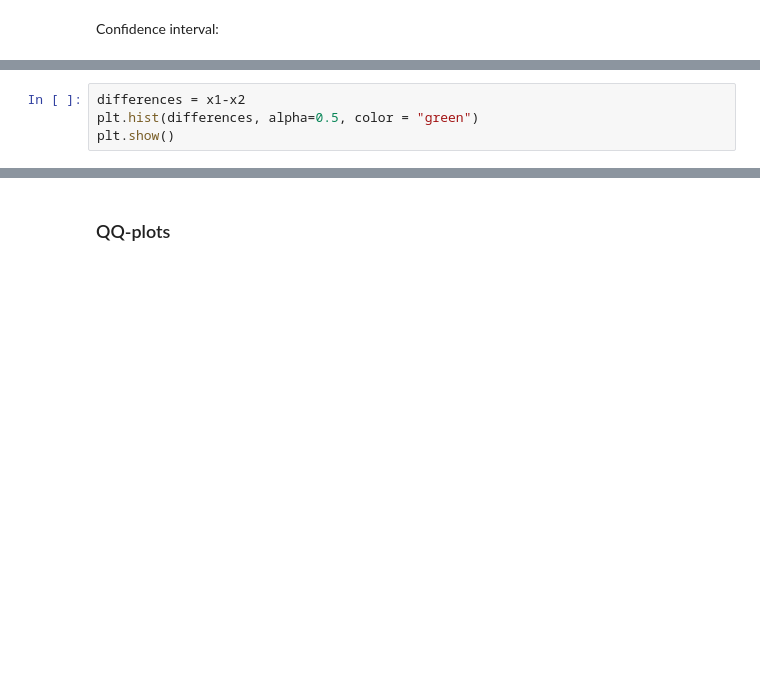
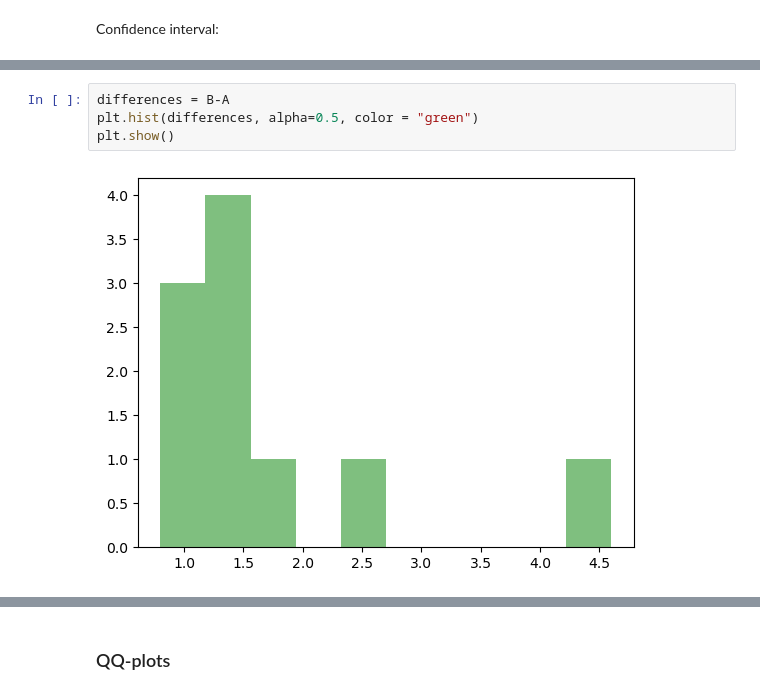
Before and after one commit to Visnuk2507/Statistics-course, a Jupyter notebook: Analysis of two samples/Week6_python.ipynb, the cells around one changed output, grey strips where cells are left out. Cells and saved outputs as stored; diff of their text form; blank space fills up the shorter version.

```diff
--- a/Analysis of two samples/Week6_python.ipynb
+++ b/Analysis of two samples/Week6_python.ipynb
@@ -147,6 +273,8 @@ plt.show()
 # %%
-differences = x1-x2
+differences = B-A
 plt.hist(differences, alpha=0.5, color = "green")
 plt.show()
+# %% [output]
+[figure, added]
 # %%
 # make a "one sample t-test" for the differences (this time we only use the built-in python function):
```
Also changed, not shown: parts of 68 cells of this notebook, 2 other files.
